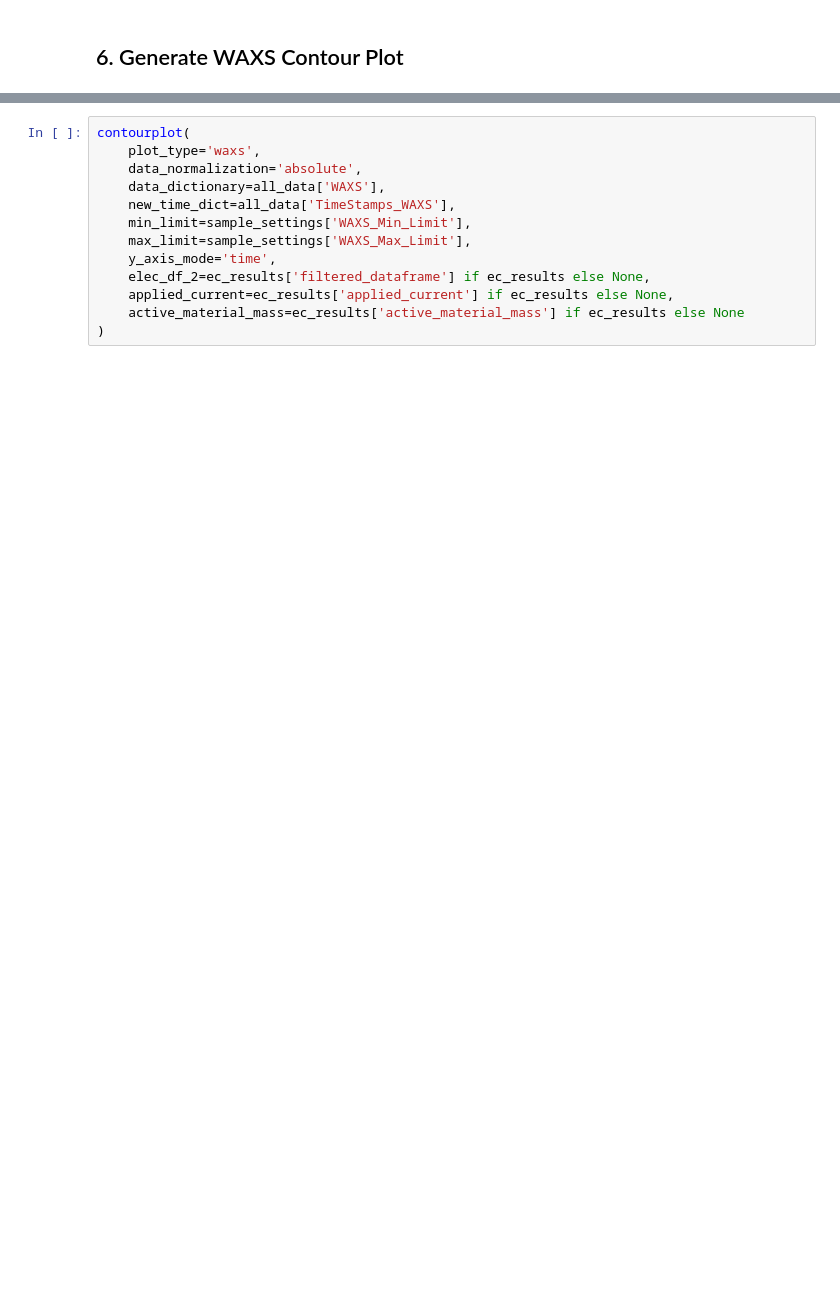
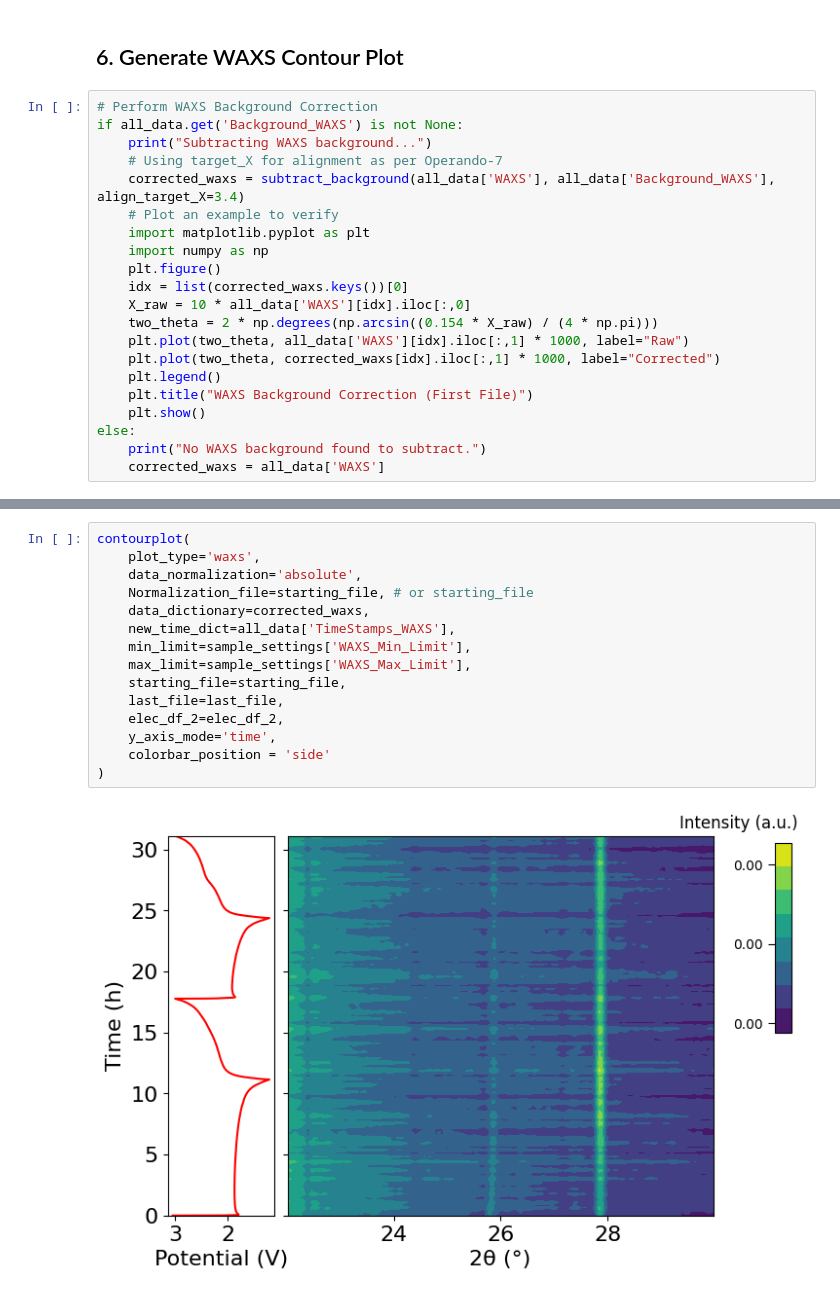
Before and after one commit to PronoyDutta/SAXS_WAXS, a Jupyter notebook: Final_Notebooks/main_analysis.ipynb, the cells around one changed output, grey strips where cells are left out. Drawn from its saved outputs; the diff is of its cells as text; blank space fills up the shorter version.

```diff
--- a/Final_Notebooks/main_analysis.ipynb
+++ b/Final_Notebooks/main_analysis.ipynb
@@ -88,2 +254,23 @@ contourplot(
 # %% [markdown]
 ## 6. Generate WAXS Contour Plot
+# %%
+# Perform WAXS Background Correction
+if all_data.get('Background_WAXS') is not None:
+    print("Subtracting WAXS background...")
+    # Using target_X for alignment as per Operando-7
+    corrected_waxs = subtract_background(all_data['WAXS'], all_data['Background_WAXS'], align_target_X=3.4)
+    # Plot an example to verify
+    import matplotlib.pyplot as plt
+    import numpy as np
+    plt.figure()
+    idx = list(corrected_waxs.keys())[0]
+    X_raw = 10 * all_data['WAXS'][idx].iloc[:,0]
+    two_theta = 2 * np.degrees(np.arcsin((0.154 * X_raw) / (4 * np.pi)))
+    plt.plot(two_theta, all_data['WAXS'][idx].iloc[:,1] * 1000, label="Raw")
+    plt.plot(two_theta, corrected_waxs[idx].iloc[:,1] * 1000, label="Corrected")
+    plt.legend()
+    plt.title("WAXS Background Correction (First File)")
+    plt.show()
+else:
+    print("No WAXS background found to subtract.")
+    corrected_waxs = all_data['WAXS']
@@ -90,13 +280,17 @@ contourplot(
 # %%
 contourplot(
     plot_type='waxs',
     data_normalization='absolute',
-    data_dictionary=all_data['WAXS'],
+    Normalization_file=starting_file, # or starting_file
+    data_dictionary=corrected_waxs,
     new_time_dict=all_data['TimeStamps_WAXS'],
     min_limit=sample_settings['WAXS_Min_Limit'],
     max_limit=sample_settings['WAXS_Max_Limit'],
+    starting_file=starting_file,
+    last_file=last_file,
+    elec_df_2=elec_df_2,
     y_axis_mode='time',
-    elec_df_2=ec_results['filtered_dataframe'] if ec_results else None,
-    applied_current=ec_results['applied_current'] if ec_results else None,
-    active_material_mass=ec_results['active_material_mass'] if ec_results else None
+    colorbar_position = 'side'
 )
+# %% [output]
+[figure, added]
```
Also changed, not shown: parts of 14 cells of this notebook, 4 other files.
